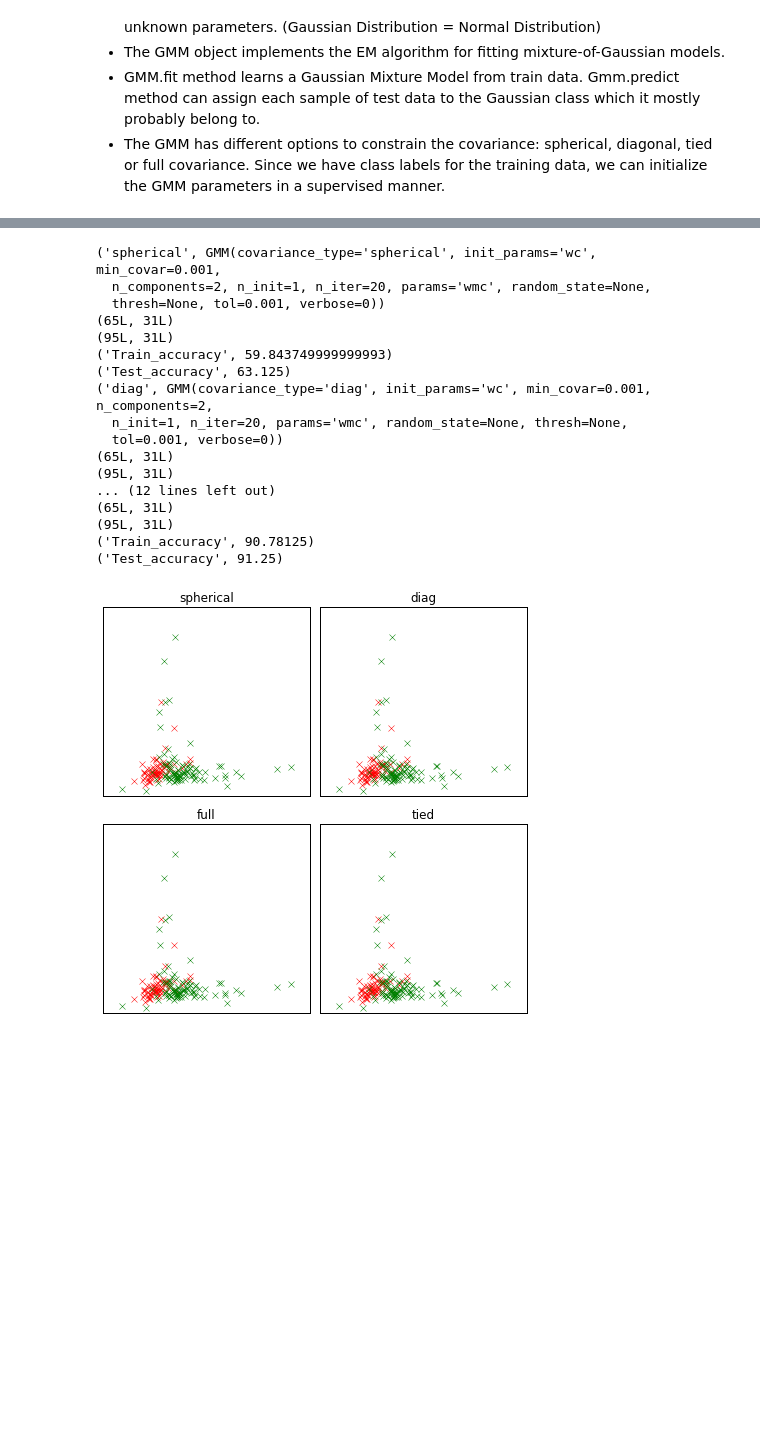
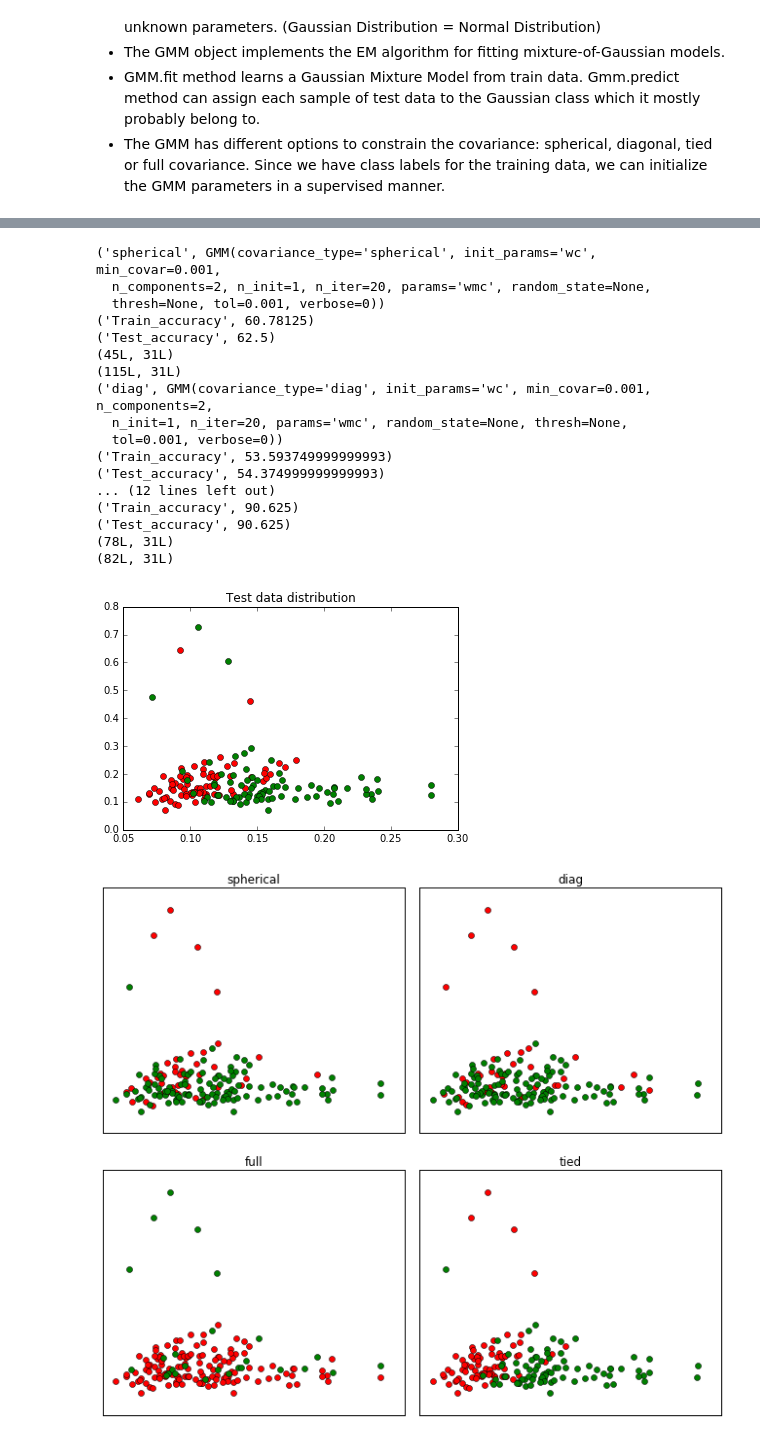
Before and after one commit to pysherlock/KeystrokeWeb, a Jupyter notebook: Demo.ipynb, the cells around one changed output, grey strips where cells are left out. Cells and saved outputs as stored; diff of their text form; code cells hidden in the pictures; blank space fills up the shorter version.

Commit message:
0.45 GMM Build user's profile

```diff
--- a/Demo.ipynb
+++ b/Demo.ipynb
@@ -142,12 +102,13 @@ clf = svm.SVC(gamma=1, C=300.);
 clf2 = svm.SVC(gamma=1, C=300., decision_function_shape='ovo');
 ## for now, gamma = 1, C = 300 is my best combination of those two parameters in this model
 
-clf.fit(train_data, train_target);
+#clf.fit(train_data, train_target);
 clf2.fit(train_data, train_target);
 # libsvm = svm.libsvm.fit(x, y);
 
-print (clf, clf2);
-print (clf.score(test_data, test_target), clf2.score(test_data, test_target));
+#print (clf, "\n", clf2);
+#print (clf.score(test_data, test_target), clf2.score(test_data, test_target));
+print (cross_validation.cross_val_score(clf, train_data, train_target, cv=5));
 
-for i in range(20):
-    print (clf.predict(test_data[i]), test_target[i]);
+# for i in range(20):
+#     print (clf.predict(test_data[i]), test_target[i]);
@@ -220,73 +161,76 @@ def make_ellipses(gmm, ax):
 # %%
 from sklearn.mixture import GMM
+from sklearn import cross_validation
 from sklearn.cross_validation import StratifiedKFold
 
 #Try GMMs with different types of covariances
-# classifiers = dict((covar_type, GMM(n_components=n_classes_four, covariance_type=covar_type, init_params='wc', n_iter=20))
-#                    for covar_type in ['spherical', 'diag', 'tied', 'full']);
-# classifiers = dict((covar_type, GMM(n_components=n_classes, covariance_type=covar_type, init_params='wc', n_iter=20))
-#                    for covar_type in ['spherical', 'diag', 'tied', 'full']);
-classifiers = dict((covar_type, GMM(n_components=n_classes_two, covariance_type=covar_type, init_params='wc', n_iter=20))
+# How to find the best n_components
+classifiers = dict((covar_type, GMM(n_components=2, covariance_type=covar_type, init_params='wc', n_iter=20))
                    for covar_type in ['spherical', 'diag', 'tied', 'full']);
 
 n_classifiers = len(classifiers);
 
-plt.figure(figsize=(3 * n_classifiers / 2, 6));
+plt.figure(figsize = (6, 4));
+for n, color in enumerate('rg'):
+    visual = test_feature_two[test_target_two == n];
+    plt.plot(visual[:, 0], visual[:, 1], 'o', color=color);
+
+plt.title("Test data distribution");
+
+
+plt.figure(figsize=(3 * n_classifiers * 0.75, 8));
 plt.subplots_adjust(bottom=.01, top=0.95, hspace=.15, wspace=.05, left=.01, right=.99);
 
 for index, (name, clf) in enumerate(classifiers.items()):
     # Since we have class labels for the training data,
     # we can initialize the GMM parameters in a supervised manner.
     print (name, clf);
 
-    clf.means_ = np.array([train_data_two[train_target_two == user].mean(axis=0) for user in subjects_two]);
-#     print clf.means_.shape;
+    clf.means_ = np.array([train_feature_two[train_target_two == user].mean(axis=0) for user in subjects_two]);
+
     # means_ : array, shape (n_components, n_features) Mean parameters for each mixture component.
     # axis : Axis or axes along which the means are computed. The default is to compute the mean of the flattened array.
     # If this is a tuple of ints, a mean is performed over multiple axes, instead of a single axis or all the axes as before.
     # Compute the mean of features of every user seperately
 
     # Train the other parameters using the EM algorithm
-    clf.fit(train_data_two);
+    clf.fit(train_feature_two);
 
     h = plt.subplot(2, n_classifiers/2, index+1); #subplot(nrows, ncols, plot_number)
 
-    # Visualization of the result
-    for n, color in enumerate('rg'):
-#         visual_test = test_data[test_target == n+1];
-        visual_test = test_data_two[test_target_two == n];
-        print visual_test.shape;
-        plt.plot(visual_test[:,0], visual_test[:,1], 'x', color=color);
-
-#     # Plot the test data with crosses
-#     for n, color in enumerate('rgb'):
-
-    train_pred = clf.predict(train_data_two);
-    test_pred = clf.predict(test_data_two);
+    train_pred = clf.predict(train_feature_two);
+    test_pred = clf.predict(test_feature_two);
     train_accuracy = np.mean(train_pred == train_target_two)*100;
     test_accuracy = np.mean(test_pred == test_target_two)*100;
     print ("Train_accuracy", train_accuracy);
-    print ("Test_accuracy", test_accuracy)
+    print ("Test_accuracy", test_accuracy);
+
+    # Visualization of the result
+    for n, color in enumerate('rg'):
+        visual_test = test_feature_two[test_pred == n];
+        print visual_test.shape;
+        plt.plot(visual_test[:,0], visual_test[:,1], 'o', color=color);
 
     plt.xticks(());
     plt.yticks(());
     plt.title(name);
 # %% [output]
 ('spherical', GMM(covariance_type='spherical', init_params='wc', min_covar=0.001,
   n_components=2, n_init=1, n_iter=20, params='wmc', random_state=None,
   thresh=None, tol=0.001, verbose=0))
-(65L, 31L)
-(95L, 31L)
-('Train_accuracy', 59.843749999999993)
-('Test_accuracy', 63.125)
+('Train_accuracy', 60.78125)
+('Test_accuracy', 62.5)
+(45L, 31L)
+(115L, 31L)
 ('diag', GMM(covariance_type='diag', init_params='wc', min_covar=0.001, n_components=2,
   n_init=1, n_iter=20, params='wmc', random_state=None, thresh=None,
   tol=0.001, verbose=0))
-(65L, 31L)
-(95L, 31L)
+('Train_accuracy', 53.593749999999993)
+('Test_accuracy', 54.374999999999993)
 ... (12 lines left out)
-(65L, 31L)
-(95L, 31L)
-('Train_accuracy', 90.78125)
-('Test_accuracy', 91.25)
+('Train_accuracy', 90.625)
+('Test_accuracy', 90.625)
+(78L, 31L)
+(82L, 31L)
-[figure, old version]
+[figure, new version]
+[figure, added]
```
Also changed, not shown: parts of 12 cells of this notebook.
